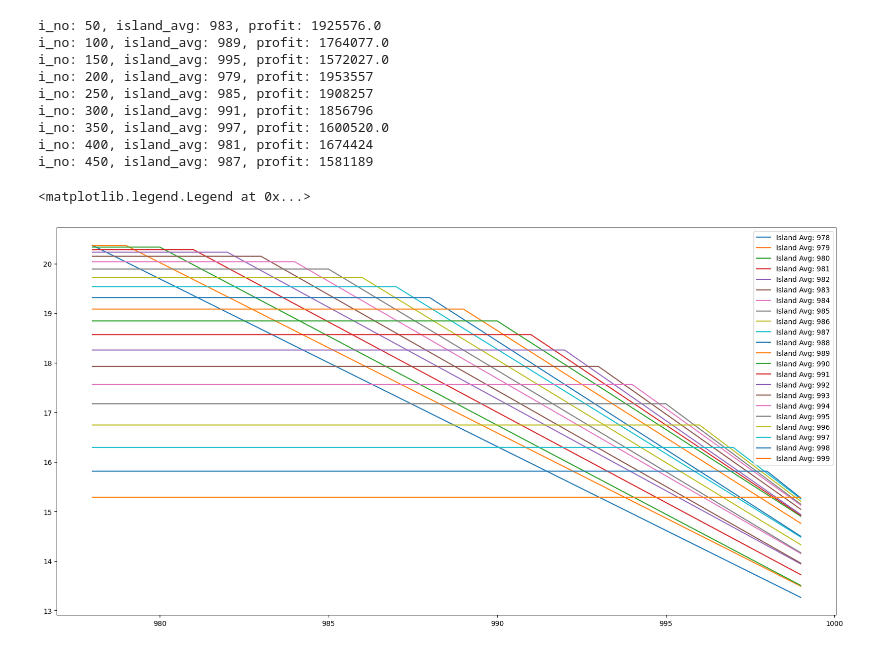
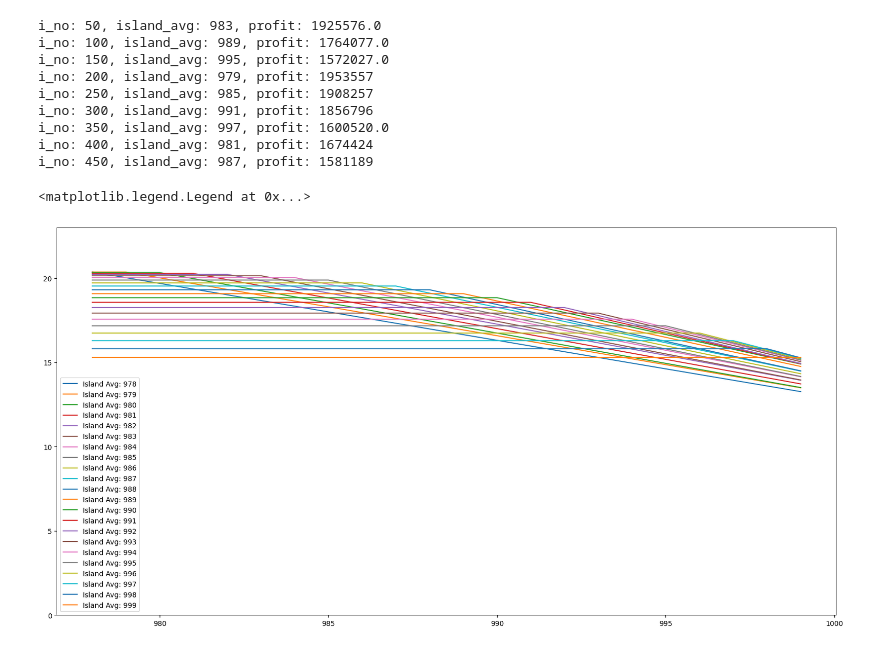
Before and after one commit to simonswe/prosperity2_traderbots, a Jupyter notebook: round4/manual4.ipynb, the cells around one changed output. Drawn from its saved outputs; the diff is of its cells as text; code cells hidden in the pictures.

```diff
--- a/round4/manual4.ipynb
+++ b/round4/manual4.ipynb
@@ -142,7 +142,7 @@ for island_avg_guess in range(978, 1000):
         if iter % 50 == 0:
             print(f"i_no: {iter}, island_avg: {actual_island_avg}, profit: {total}")
 
-    expected_profits.to_csv(f"expected_profits_{island_avg_guess}.csv")
+    expected_profits.to_csv(f"evs/expected_profits_{island_avg_guess}.csv")
 # %% [output]
 i_no: 50, island_avg: 983, profit: 1925576.0
 i_no: 100, island_avg: 989, profit: 1764077.0
@@ -155,10 +155,12 @@ i_no: 400, island_avg: 981, profit: 1674424
 i_no: 450, island_avg: 987, profit: 1581189
 # %%
 plt.figure(figsize=(20, 10))
+# start y at 0
+plt.ylim(0, 23)
 for island_avg_guess in range(978, 1000):
-    expected_profits = pd.read_csv(f"expected_profits_{island_avg_guess}.csv")
+    expected_profits = pd.read_csv(f"evs/expected_profits_{island_avg_guess}.csv")
     plt.plot(expected_profits["Unnamed: 0"], expected_profits["0"]/len(reserve_prices), label=f"Island Avg: {island_avg_guess}")
 plt.legend()
 # %% [output]
 <matplotlib.legend.Legend at 0x...>
-[figure, old version]
+[figure, new version]
```
Also changed, not shown: 22 other files.
